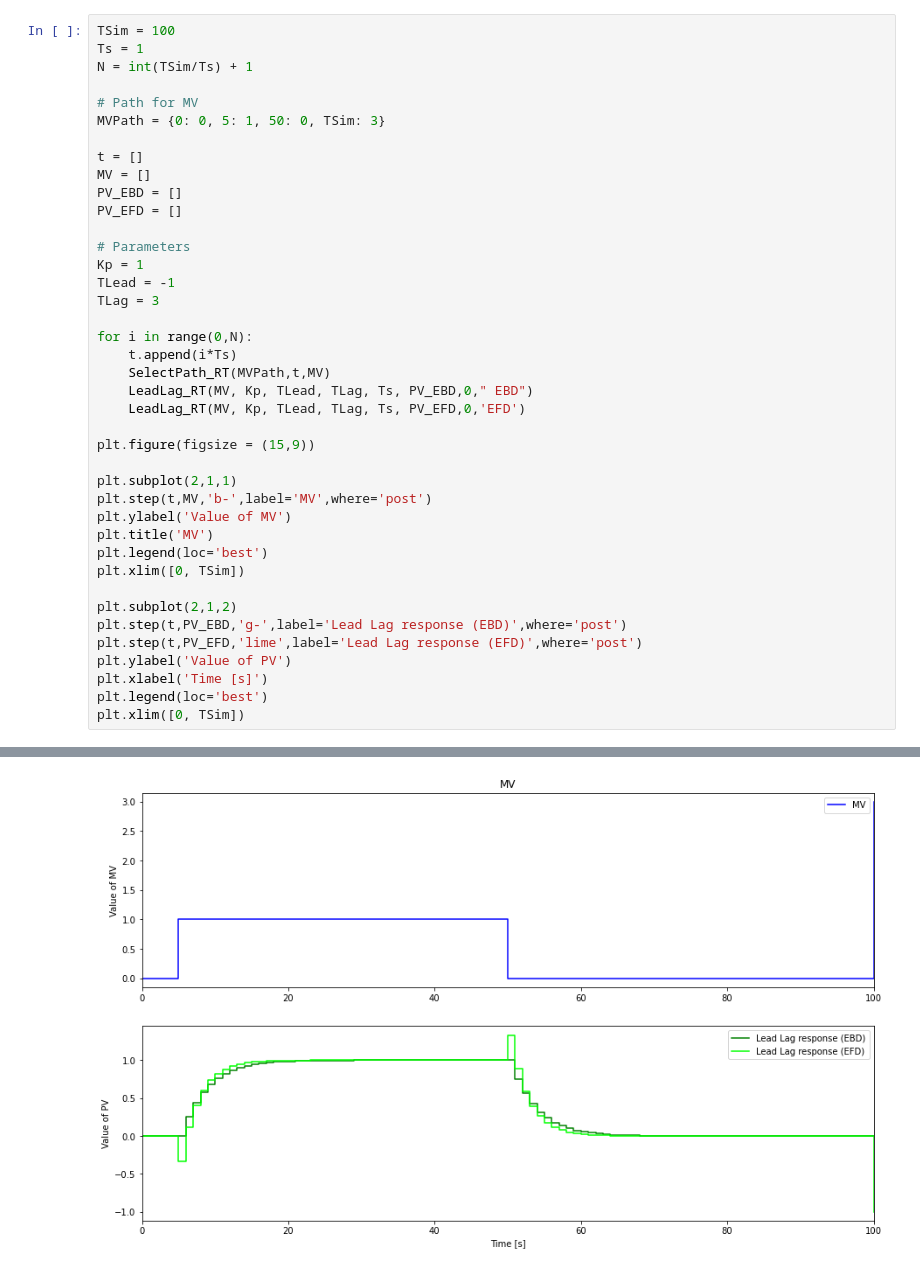
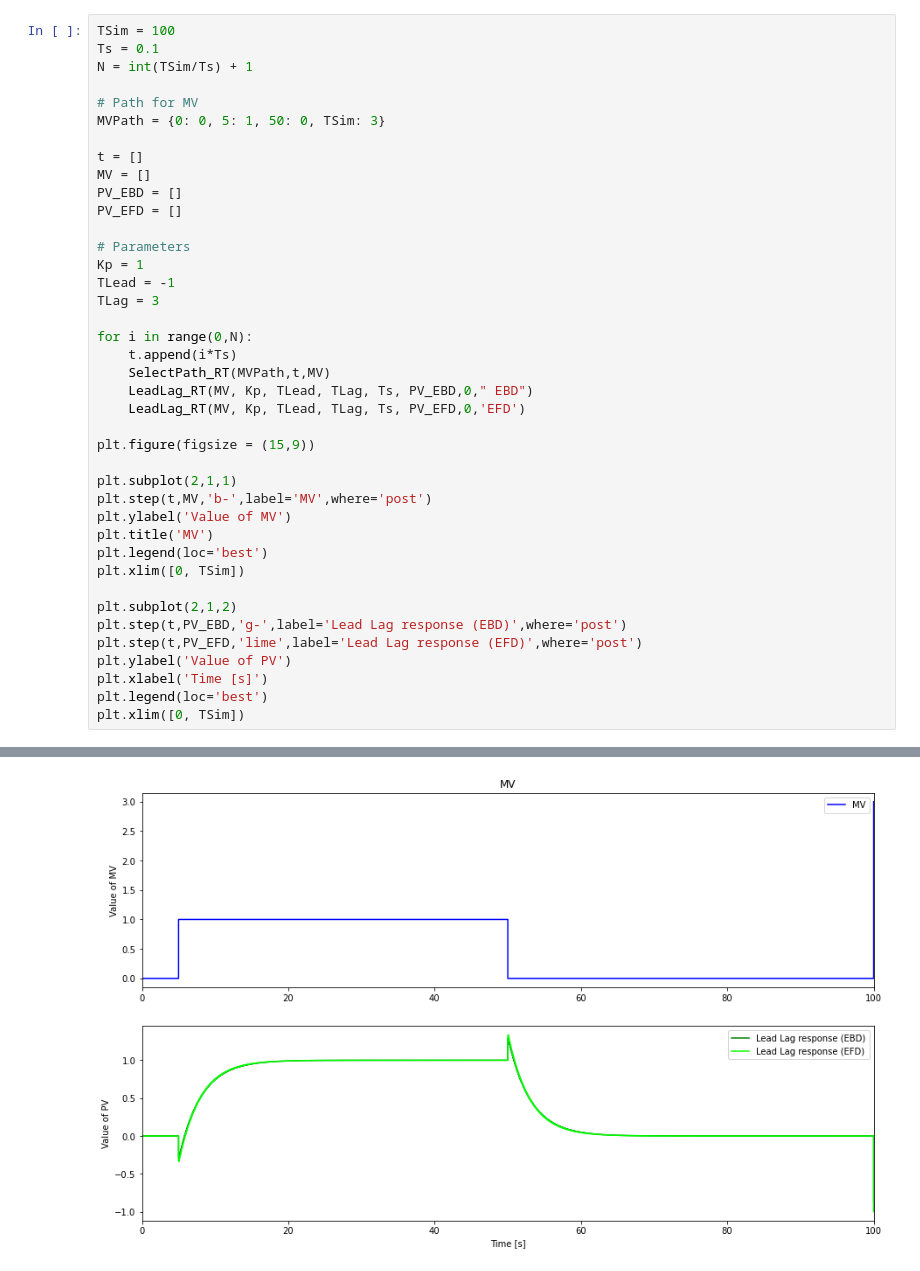
Before and after one commit to esme-deep/control_theory-, a Jupyter notebook: package_LAB.ipynb, the cells around one changed output, grey strips where cells are left out. Saved outputs shown, nothing was run; the diff lists cells and outputs as text.

```diff
--- a/package_LAB.ipynb
+++ b/package_LAB.ipynb
@@ -13,6 +40,6 @@ from package_LAB import LeadLag_RT
 # %%
 TSim = 100
-Ts = 1
+Ts = 0.1
 N = int(TSim/Ts) + 1
 
 # Path for MV
@@ -25,31 +52,31 @@ PV_EFD = []
 
 # Parameters
 Kp = 1
 TLead = -1
 TLag = 3
 
 for i in range(0,N):
     t.append(i*Ts)
     SelectPath_RT(MVPath,t,MV)
     LeadLag_RT(MV, Kp, TLead, TLag, Ts, PV_EBD,0," EBD")
     LeadLag_RT(MV, Kp, TLead, TLag, Ts, PV_EFD,0,'EFD')
 
 plt.figure(figsize = (15,9))
 
 plt.subplot(2,1,1)
 plt.step(t,MV,'b-',label='MV',where='post')
 plt.ylabel('Value of MV')
 plt.title('MV')
 plt.legend(loc='best')
 plt.xlim([0, TSim])
 
 plt.subplot(2,1,2)
 plt.step(t,PV_EBD,'g-',label='Lead Lag response (EBD)',where='post')
 plt.step(t,PV_EFD,'lime',label='Lead Lag response (EFD)',where='post')
 plt.ylabel('Value of PV')
 plt.xlabel('Time [s]')
 plt.legend(loc='best')
 plt.xlim([0, TSim])
 # %% [output]
 (0.0, 100.0)
-[figure, old version]
+[figure, new version]
```
Also changed, not shown: parts of 6 cells of this notebook, 1 other file.
